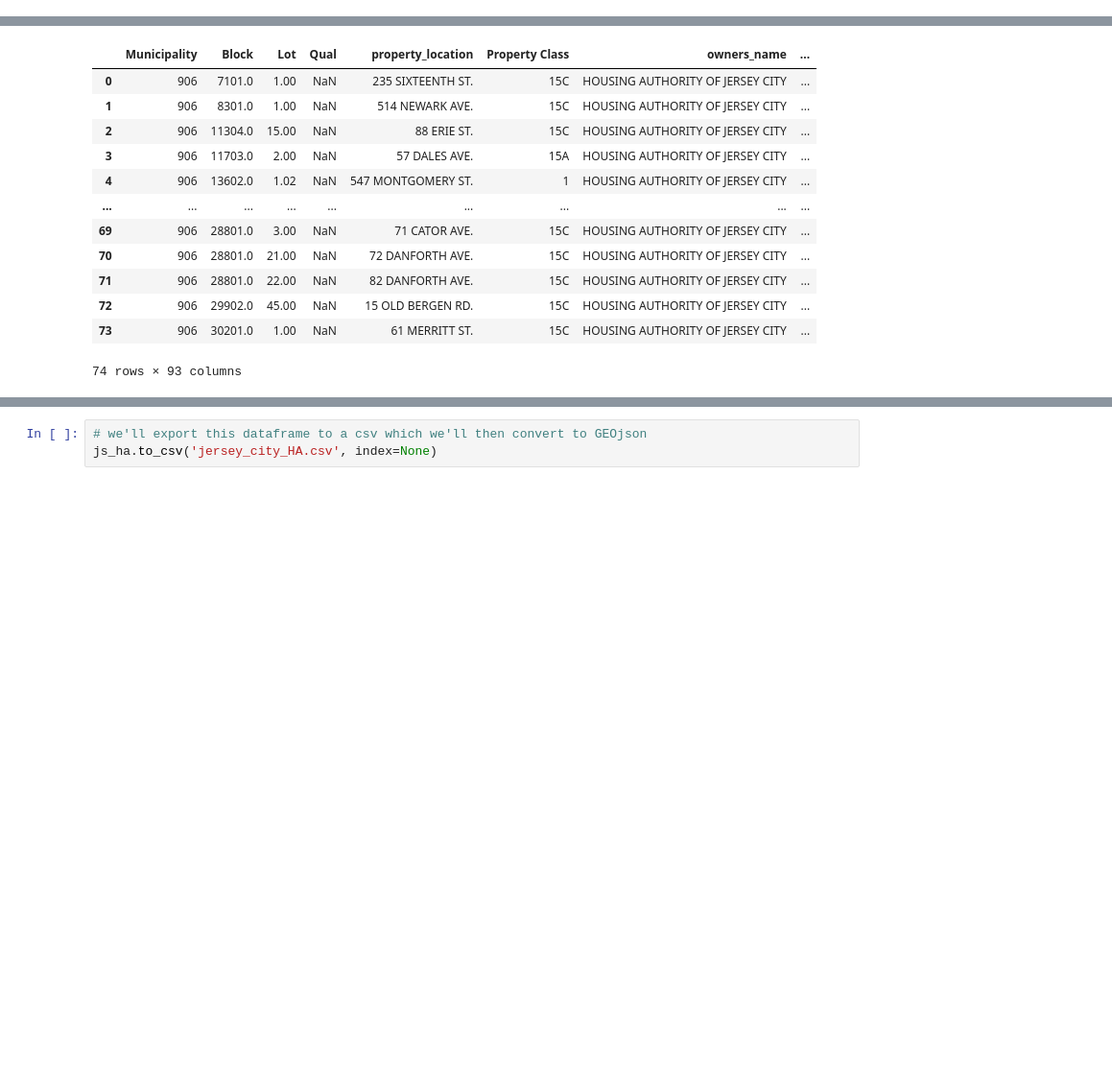
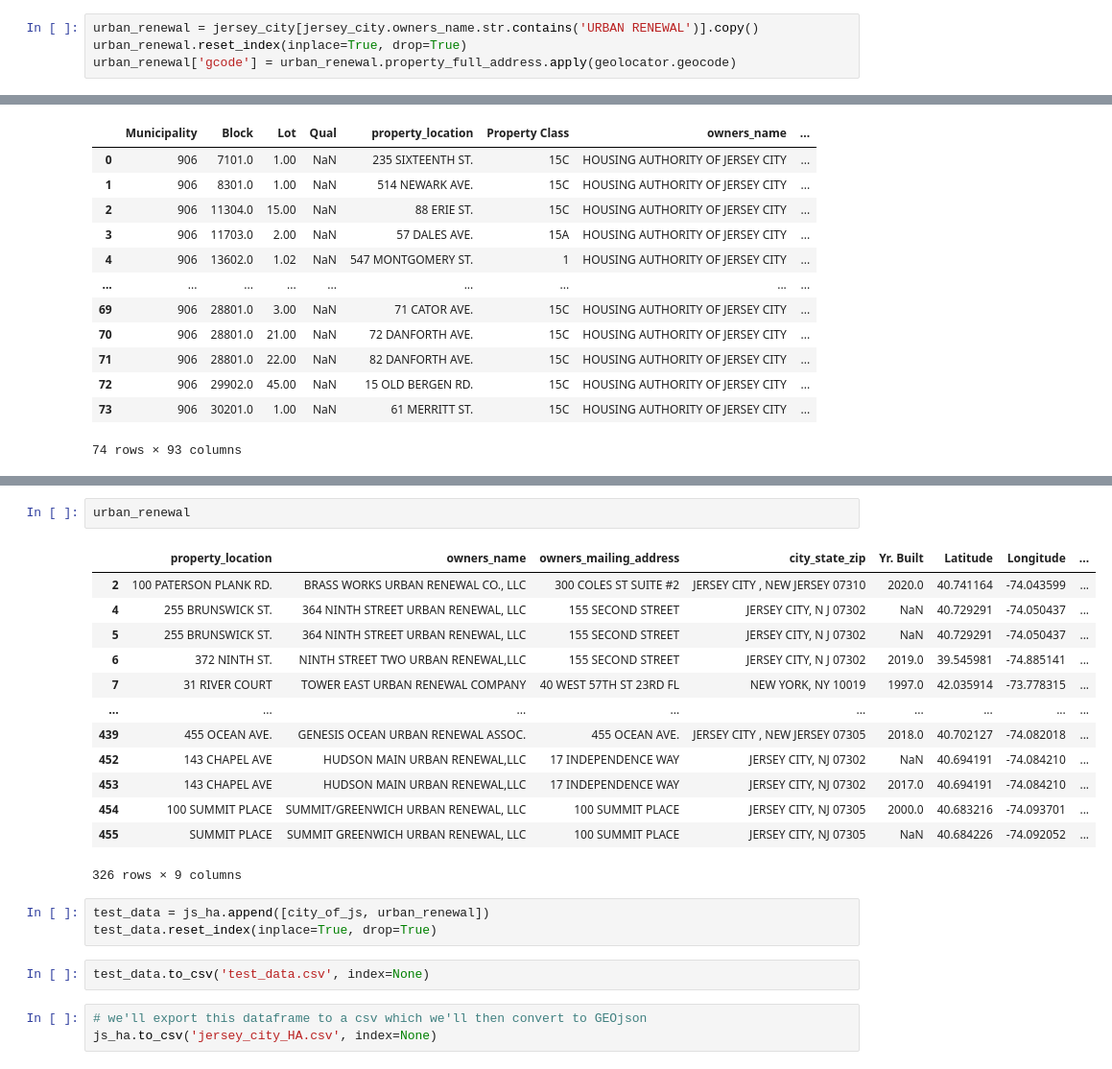
Before and after one commit to kylemichaelreaves/landlord_data, a Jupyter notebook: landlord_data.ipynb, the cells around one changed output, grey strips where cells are left out. Shown at 96% size. Drawn from its saved outputs; the diff is of its cells as text; blank space fills up the shorter version.

```diff
--- a/landlord_data.ipynb
+++ b/landlord_data.ipynb
@@ -243,0 +257,4 @@ js_ha['gcode'] = js_ha.property_full_address.apply(geolocator.geocode)
+# %%
+urban_renewal = jersey_city[jersey_city.owners_name.str.contains('URBAN RENEWAL')].copy()
+urban_renewal.reset_index(inplace=True, drop=True)
+urban_renewal['gcode'] = urban_renewal.property_full_address.apply(geolocator.geocode)
@@ -355,3 +582,24 @@ js_ha.drop(columns=['Additional Lots'], inplace=True)
+# %%
+urban_renewal
+# %% [output]
+|  | property_location | owners_name | owners_mailing_address | city_state_zip | Yr. Built | Latitude | Longitude | ... |
+| 2 | 100 PATERSON PLANK RD. | BRASS WORKS URBAN RENEWAL CO., LLC | 300 COLES ST SUITE #2 | JERSEY CITY , NEW JERSEY 07310 | 2020.0 | 40.741164 | -74.043599 | ... |
+| 4 | 255 BRUNSWICK ST. | 364 NINTH STREET URBAN RENEWAL, LLC | 155 SECOND STREET | JERSEY CITY, N J 07302 | NaN | 40.729291 | -74.050437 | ... |
+| 5 | 255 BRUNSWICK ST. | 364 NINTH STREET URBAN RENEWAL, LLC | 155 SECOND STREET | JERSEY CITY, N J 07302 | NaN | 40.729291 | -74.050437 | ... |
+| 6 | 372 NINTH ST. | NINTH STREET TWO URBAN RENEWAL,LLC | 155 SECOND STREET | JERSEY CITY, N J 07302 | 2019.0 | 39.545981 | -74.885141 | ... |
+| 7 | 31 RIVER COURT | TOWER EAST URBAN RENEWAL COMPANY | 40 WEST 57TH ST 23RD FL | NEW YORK, NY 10019 | 1997.0 | 42.035914 | -73.778315 | ... |
+| ... | ... | ... | ... | ... | ... | ... | ... | ... |
+| 439 | 455 OCEAN AVE. | GENESIS OCEAN URBAN RENEWAL ASSOC. | 455 OCEAN AVE. | JERSEY CITY , NEW JERSEY 07305 | 2018.0 | 40.702127 | -74.082018 | ... |
+| 452 | 143 CHAPEL AVE | HUDSON MAIN URBAN RENEWAL,LLC | 17 INDEPENDENCE WAY | JERSEY CITY, NJ 07302 | NaN | 40.694191 | -74.084210 | ... |
+| 453 | 143 CHAPEL AVE | HUDSON MAIN URBAN RENEWAL,LLC | 17 INDEPENDENCE WAY | JERSEY CITY, NJ 07302 | 2017.0 | 40.694191 | -74.084210 | ... |
+| 454 | 100 SUMMIT PLACE | SUMMIT/GREENWICH URBAN RENEWAL, LLC | 100 SUMMIT PLACE | JERSEY CITY, NJ 07305 | 2000.0 | 40.683216 | -74.093701 | ... |
+| 455 | SUMMIT PLACE | SUMMIT GREENWICH URBAN RENEWAL, LLC | 100 SUMMIT PLACE | JERSEY CITY, NJ 07305 | NaN | 40.684226 | -74.092052 | ... |
+326 rows × 9 columns
+# %%
+test_data = js_ha.append([city_of_js, urban_renewal])
+test_data.reset_index(inplace=True, drop=True)
+# %%
+test_data.to_csv('test_data.csv', index=None)
 # %%
 # we'll export this dataframe to a csv which we'll then convert to GEOjson
 js_ha.to_csv('jersey_city_HA.csv', index=None)
```
Also changed, not shown: parts of 12 cells of this notebook, 1 other file.
